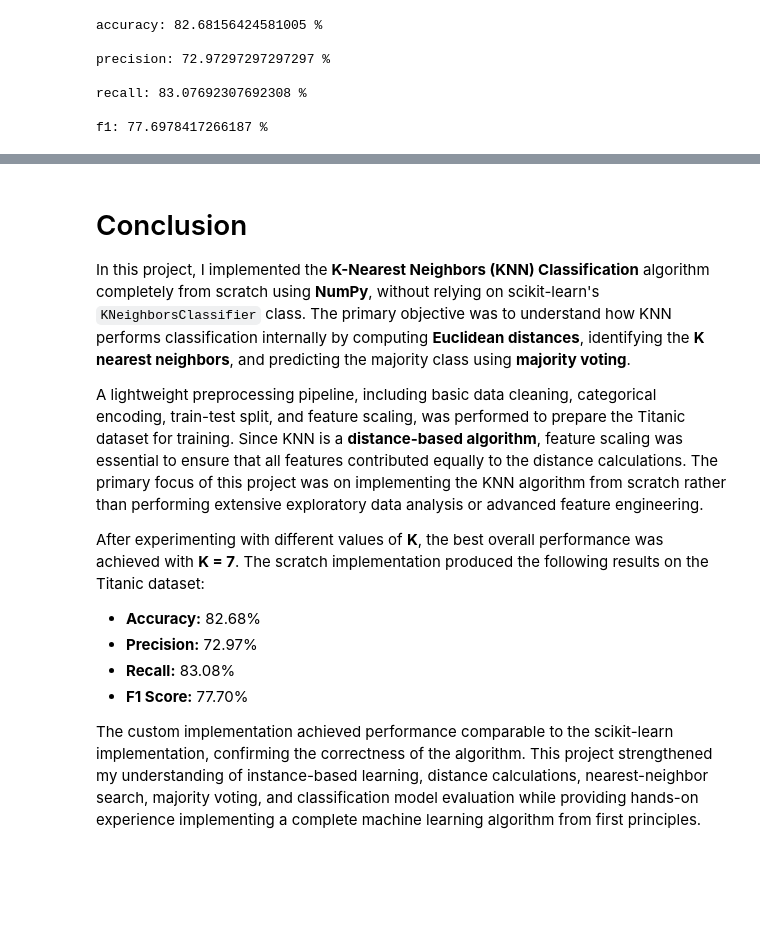
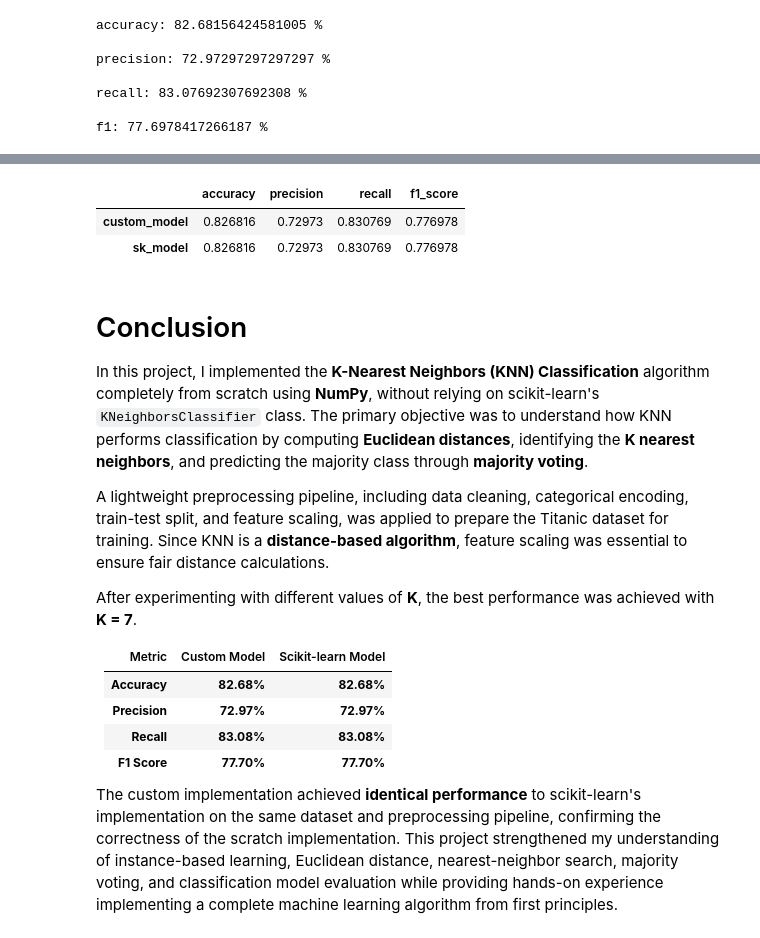
Before and after one commit to code-with-ayyan/Machine-Learning-from-scratch, a Jupyter notebook: KNN-Classifier/KNN_classification.ipynb, the cells around one changed output, grey strips where cells are left out. Drawn from its saved outputs; the diff is of its cells as text; code cells hidden in the pictures; blank space fills up the shorter version.

Commit message:
KNN-Regressor Comparison

```diff
--- a/KNN-Classifier/KNN_classification.ipynb
+++ b/KNN-Classifier/KNN_classification.ipynb
@@ -216,0 +233,10 @@ f1: 77.6978417266187 %
+# %%
+sk_model = KNeighborsClassifier(
+    n_neighbors=7
+)
+# %%
+sk_model.fit(X_train,y_train)
+
+sk_prediction = sk_model.predict(X_test)
+
+sk_prediction
@@ -216,0 +258,5 @@ f1: 77.6978417266187 %
+# %%
+sk_accuracy = accuracy_score(sk_prediction, y_test)
+sk_precision = precision_score(sk_prediction, y_test)
+sk_recall = recall_score(sk_prediction, y_test)
+sk_f1 = f1_score(sk_prediction, y_test)
@@ -217,15 +279,32 @@ f1: 77.6978417266187 %
+# %%
+comparison_df = pd.DataFrame(
+    {
+        'accuracy' : [accuracy,sk_accuracy],
+        'precision' : [precision, sk_precision],
+        'recall' : [recall, sk_recall],
+        'f1_score' : [f1,sk_f1]
+    },
+    index= ['custom_model','sk_model']
+)
+comparison_df
+# %% [output]
+|  | accuracy | precision | recall | f1_score |
+| custom_model | 0.826816 | 0.72973 | 0.830769 | 0.776978 |
+| sk_model | 0.826816 | 0.72973 | 0.830769 | 0.776978 |
 # %% [markdown]
 # Conclusion
 
-In this project, I implemented the **K-Nearest Neighbors (KNN) Classification** algorithm completely from scratch using **NumPy**, without relying on scikit-learn's `KNeighborsClassifier` class. The primary objective was to understand how KNN performs classification internally by computing **Euclidean distances**, identifying the **K nearest neighbors**, and predicting the majority class using **majority voting**.
+In this project, I implemented the **K-Nearest Neighbors (KNN) Classification** algorithm completely from scratch using **NumPy**, without relying on scikit-learn's `KNeighborsClassifier` class. The primary objective was to understand how KNN performs classification by computing **Euclidean distances**, identifying the **K nearest neighbors**, and predicting the majority class through **majority voting**.
 
-A lightweight preprocessing pipeline, including basic data cleaning, categorical encoding, train-test split, and feature scaling, was performed to prepare the Titanic dataset for training. Since KNN is a **distance-based algorithm**, feature scaling was essential to ensure that all features contributed equally to the distance calculations. The primary focus of this project was on implementing the KNN algorithm from scratch rather than performing extensive exploratory data analysis or advanced feature engineering.
+A lightweight preprocessing pipeline, including data cleaning, categorical encoding, train-test split, and feature scaling, was applied to prepare the Titanic dataset for training. Since KNN is a **distance-based algorithm**, feature scaling was essential to ensure fair distance calculations.
 
-After experimenting with different values of **K**, the best overall performance was achieved with **K = 7**. The scratch implementation produced the following results on the Titanic dataset:
+After experimenting with different values of **K**, the best performance was achieved with **K = 7**.
 
-* **Accuracy:** 82.68%
-* **Precision:** 72.97%
-* **Recall:** 83.08%
-* **F1 Score:** 77.70%
+| Metric        | Custom Model | Scikit-learn Model |
+| ------------- | -----------: | -----------------: |
+| **Accuracy**  |   **82.68%** |         **82.68%** |
+| **Precision** |   **72.97%** |         **72.97%** |
+| **Recall**    |   **83.08%** |         **83.08%** |
+| **F1 Score**  |   **77.70%** |         **77.70%** |
 
-The custom implementation achieved performance comparable to the scikit-learn implementation, confirming the correctness of the algorithm. This project strengthened my understanding of instance-based learning, distance calculations, nearest-neighbor search, majority voting, and classification model evaluation while providing hands-on experience implementing a complete machine learning algorithm from first principles.
+The custom implementation achieved **identical performance** to scikit-learn's implementation on the same dataset and preprocessing pipeline, confirming the correctness of the scratch implementation. This project strengthened my understanding of instance-based learning, Euclidean distance, nearest-neighbor search, majority voting, and classification model evaluation while providing hands-on experience implementing a complete machine learning algorithm from first principles.
```
Also changed, not shown: parts of 7 cells of this notebook, 1 other file.
